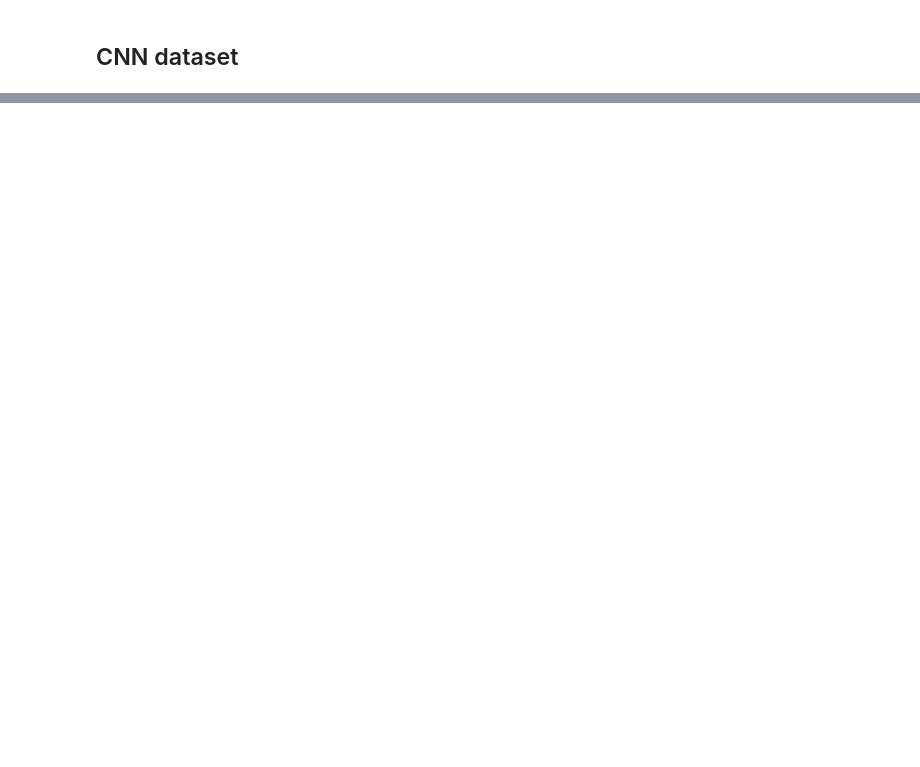
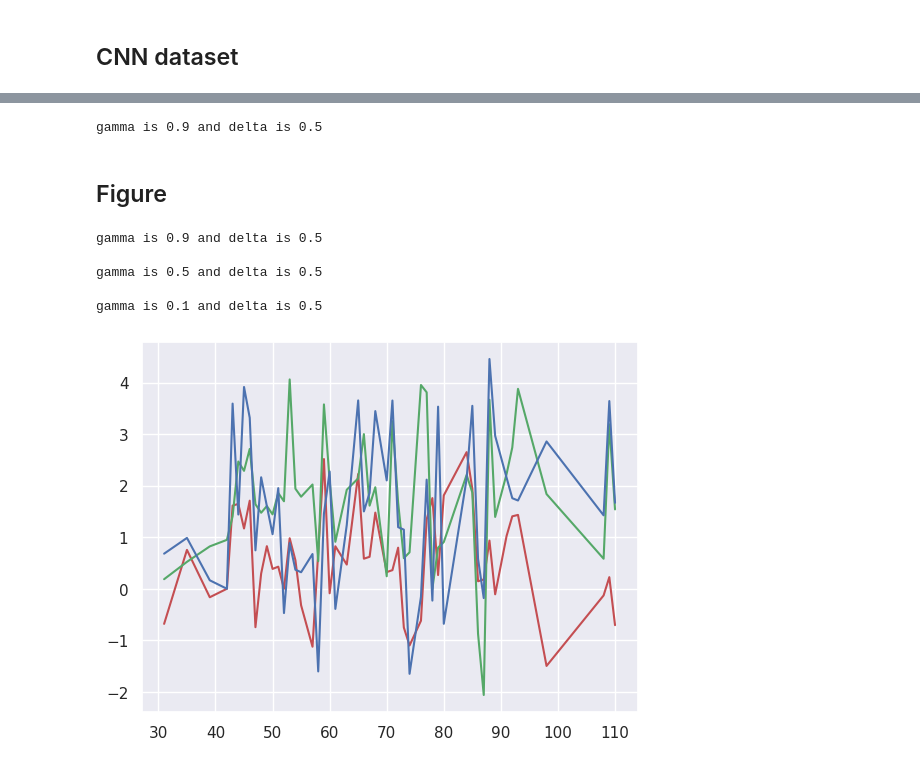
Before and after one commit to pouya-parsa/watermark_language_models, a Jupyter notebook: watermark_for_LLM.ipynb, the cells around one changed output, grey strips where cells are left out. Drawn from its saved outputs; the diff is of its cells as text; code cells hidden in the pictures; blank space fills up the shorter version.

Commit message:
feat: add z-score token length figure

```diff
--- a/watermark_for_LLM.ipynb
+++ b/watermark_for_LLM.ipynb
@@ -219,0 +102,25 @@ ppl
+# %%
+gamma_values = [0.9, 0.5, 0.1]
+delta_values = [0.5, 2, 10]
+
+for gamma in gamma_values:
+  for delta in delta_values:
+    print(f"gamma is {gamma} and delta is {delta} \n")
+    watermarked_sum = []
+    not_watermarked_sum = []
+    for article in tqdm(sampled_articles):
+      watermarked_sum.append(summarize(article, watermark=True))
+      not_watermarked_sum.append(summarize(article, watermark=False))
+
+    filename = f"gamma_{gamma}_delta_{delta}.pickle"
+    with open(filename, "wb") as f:
+      pickle.dump({
+          "watermarked": watermarked_sum,
+          "not_watermarked_sum": not_watermarked_sum
+    }, f)
+
+    !cp $filename "/content/drive/MyDrive/watermark_llm_1000"
+# %% [output]
+gamma is 0.9 and delta is 0.5
+# %% [markdown]
+## Figure
@@ -219,0 +132,51 @@ ppl
+# %%
+gamma_values = [0.9, 0.5, 0.1]
+delta_values = [0.5]
+# %%
+from collections import defaultdict
+
+class AverageDict(defaultdict):
+    def __init__(self):
+        super().__init__(list)
+
+    def add(self, key, value):
+        self[key].append(value)
+        self.get_avg(key)
+
+    def get_avg(self, key):
+        values = self[key]
+        self[key] = sum(values) / len(values)
+        return self[key]
+# %%
+i = 0
+colors = ['r', 'g', 'b', 'c', 'm', 'y', 'darkorange', 'hotpink', 'limegreen']
+fig, ax = plt.subplots()
+
+for gamma in gamma_values:
+  for delta in delta_values:
+
+    print(f"gamma is {gamma} and delta is {delta} \n")
+    watermark_detector = WatermarkDetectorClass(tokenizer, gamma, "cuda")
+    with open(f"gamma_{gamma}_delta_{delta}.pickle", "rb") as f:
+      watermarked_outputs = pickle.load(f)["watermarked"]
+    data_points = AverageDict()
+    for output in watermarked_outputs:
+      score_dict = watermark_detector.detect(output)
+      z_value = score_dict["z_score"]
+      tokenized_input = tokenizer([output], return_tensors="pt")
+      token_length = tokenized_input.input_ids.shape[1]
+      data_points[token_length] = z_value
+
+    data_points = dict(data_points)
+    data_points = sorted(data_points.items(), key=lambda x: x[0])
+    data_points = dict(data_points)
+    ax.plot(data_points.keys(), data_points.values(), label=f'gamma: {gamma} and delta: {delta}', c=colors[i])
+    i += 1
+plt.show()
+# %% [output]
+gamma is 0.9 and delta is 0.5
+
+gamma is 0.5 and delta is 0.5
+
+gamma is 0.1 and delta is 0.5
+[figure, added]
```
Also changed, not shown: parts of 33 cells of this notebook.
